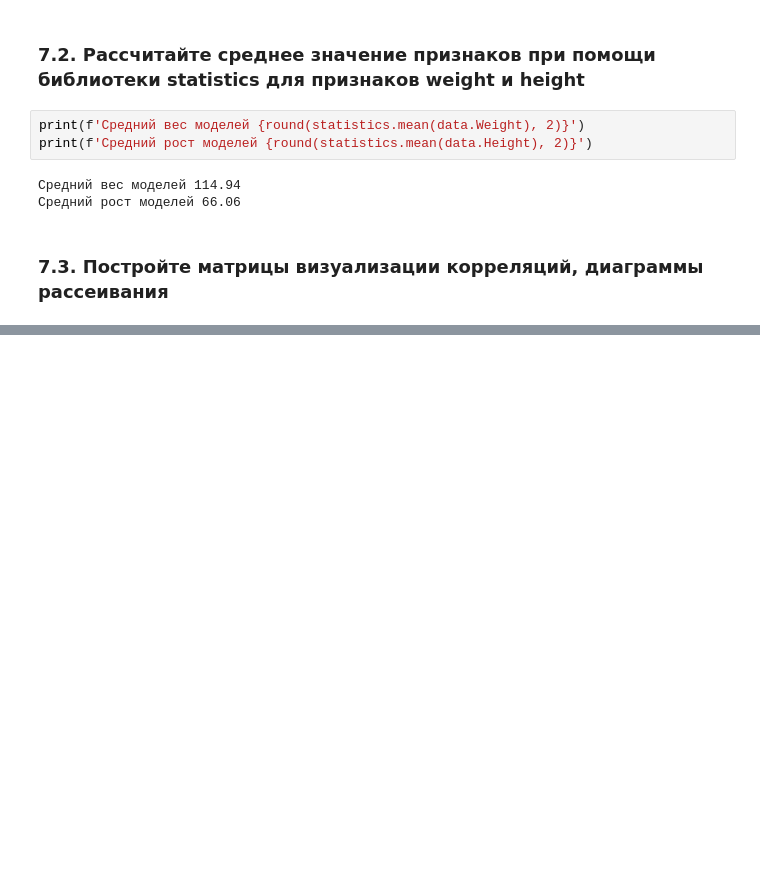
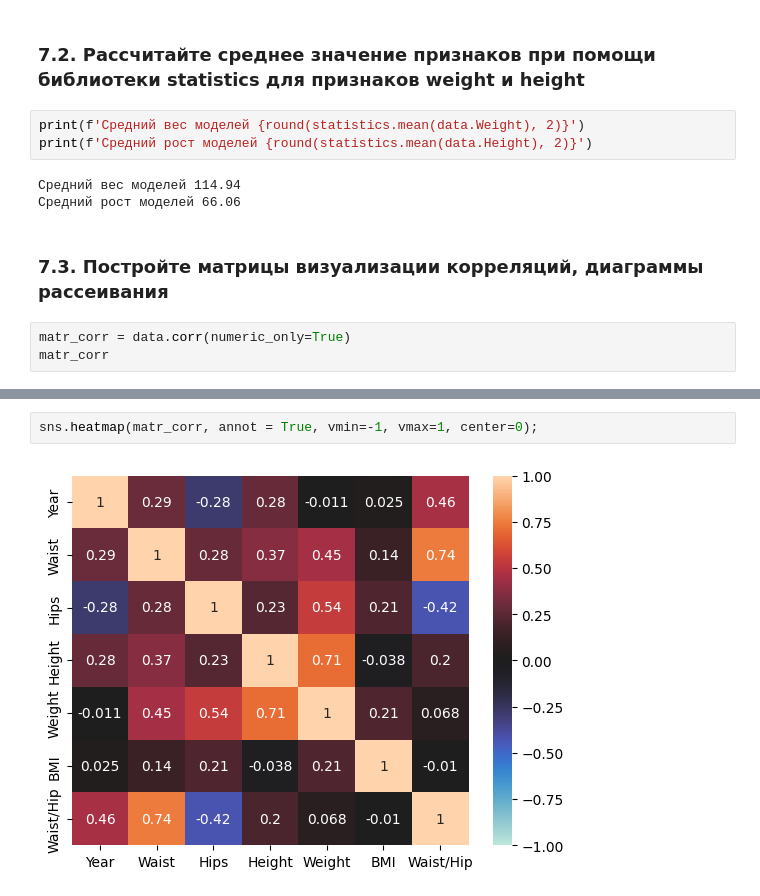
Before and after one commit to ElenaBask/SF_DS_learn, a Jupyter notebook: EDA-2 Practice.ipynb, the cells around one changed output, grey strips where cells are left out. Drawn from its saved outputs; the diff is of its cells as text; blank space fills up the shorter version.

```diff
--- a/EDA-2 Practice.ipynb
+++ b/EDA-2 Practice.ipynb
@@ -36,3 +36,6 @@ print(f'Средний рост моделей {round(statistics.mean(data.Heigh
 Средний рост моделей 66.06
 # %% [markdown]
 ### 7.3. Постройте матрицы визуализации корреляций, диаграммы рассеивания
+# %%
+matr_corr = data.corr(numeric_only=True)
+matr_corr
@@ -38,0 +51,4 @@ print(f'Средний рост моделей {round(statistics.mean(data.Heigh
+# %%
+sns.heatmap(matr_corr, annot = True, vmin=-1, vmax=1, center=0);
+# %% [output]
+[figure, added]
```
Also changed, not shown: parts of 2 cells of this notebook.
